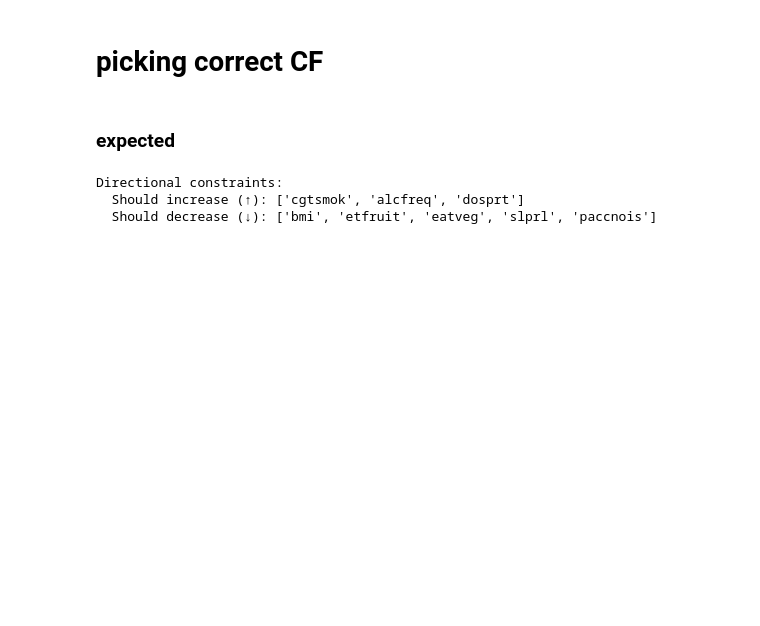
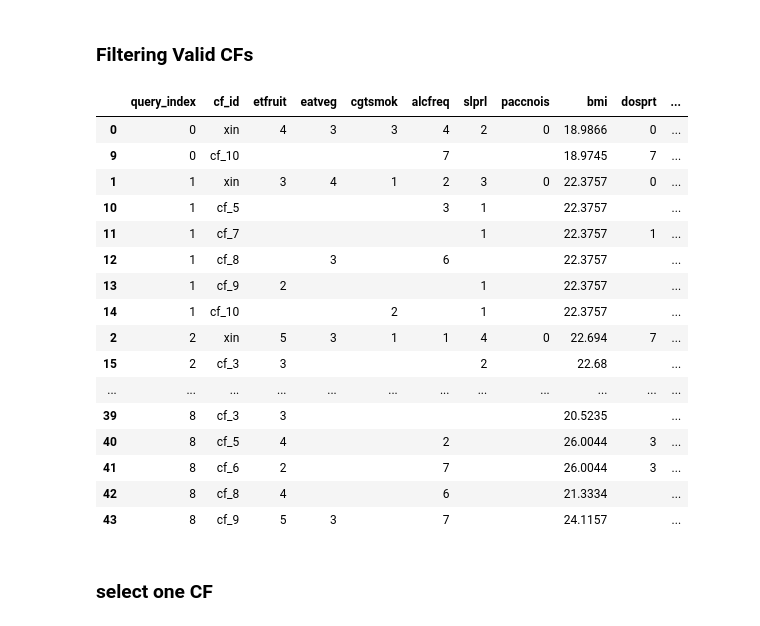
Before and after one commit to Dyretna/cf_bench, a Jupyter notebook: notebooks/counterfactual_tests/base_vs_thresholds/base_rf_highthres.ipynb, the cells around one changed output. Cells and saved outputs as stored; diff of their text form; code cells hidden in the pictures; blank space fills up the shorter version.

```diff
--- a/notebooks/counterfactual_tests/base_vs_thresholds/base_rf_highthres.ipynb
+++ b/notebooks/counterfactual_tests/base_vs_thresholds/base_rf_highthres.ipynb
@@ -233,0 +22,2 @@ batch_cfcheck_df
+# %%
+batch_data = CF_OUTPUTS / "base_vs_thresholds" / "base_rf_highthres_2026-05-06" / "annotated.csv"
@@ -233,0 +32,19 @@ batch_cfcheck_df
+# %%
+# Load CSV
+batch_df = pd.read_csv(batch_data)
+# %%
+# Feature columns
+feature_cols = ["etfruit", "eatveg", "cgtsmok", "alcfreq", "slprl", "paccnois", "bmi", "dosprt"]
+
+# dtypes
+int_columns = ["etfruit", "eatveg", "cgtsmok", "alcfreq", "slprl", "paccnois", "dosprt", "hltprhc", "Nchanged"]
+float_columns = ["bmi", "gower_distance", "risk_before", "predicted_risk_after", "cf_gen_time_sec"]
+
+
+# Convert and fill NaN with empty strings
+batch_df[int_columns] = batch_df[int_columns].astype("Int64").astype("string").fillna("")
+batch_df[float_columns] = batch_df[float_columns].round(4).astype("string").fillna("")
+batch_df["valid"] = batch_df["valid"].astype("string").fillna("")
+# %%
+batch_df = batch_df.drop(columns=["hltprhc", "target_risk"])
+batch_df["cf_id"] = batch_df["cf_id"].replace({"original": "xin"})
@@ -234,20 +73,27 @@ batch_cfcheck_df
+# %% [markdown]
+### Filtering Valid CFs
+# %%
+from cf_bench.utils import filter_valid_cfs
+
+batch_df = filter_valid_cfs(batch_df)
+batch_df
+# %% [output]
+|  | query_index | cf_id | etfruit | eatveg | cgtsmok | alcfreq | slprl | paccnois | bmi | dosprt | ... |
+| 0 | 0 | xin | 4 | 3 | 3 | 4 | 2 | 0 | 18.9866 | 0 | ... |
+| 9 | 0 | cf_10 |  |  |  | 7 |  |  | 18.9745 | 7 | ... |
+| 1 | 1 | xin | 3 | 4 | 1 | 2 | 3 | 0 | 22.3757 | 0 | ... |
+| 10 | 1 | cf_5 |  |  |  | 3 | 1 |  | 22.3757 |  | ... |
+| 11 | 1 | cf_7 |  |  |  |  | 1 |  | 22.3757 | 1 | ... |
+| 12 | 1 | cf_8 |  | 3 |  | 6 |  |  | 22.3757 |  | ... |
+| 13 | 1 | cf_9 | 2 |  |  |  | 1 |  | 22.3757 |  | ... |
+| 14 | 1 | cf_10 |  |  | 2 |  | 1 |  | 22.3757 |  | ... |
+| 2 | 2 | xin | 5 | 3 | 1 | 1 | 4 | 0 | 22.694 | 7 | ... |
+| 15 | 2 | cf_3 | 3 |  |  |  | 2 |  | 22.68 |  | ... |
+| ... | ... | ... | ... | ... | ... | ... | ... | ... | ... | ... | ... |
+| 39 | 8 | cf_3 | 3 |  |  |  |  |  | 20.5235 |  | ... |
+| 40 | 8 | cf_5 | 4 |  |  | 2 |  |  | 26.0044 | 3 | ... |
+| 41 | 8 | cf_6 | 2 |  |  | 7 |  |  | 26.0044 | 3 | ... |
+| 42 | 8 | cf_8 | 4 |  |  | 6 |  |  | 21.3334 |  | ... |
+| 43 | 8 | cf_9 | 5 | 3 |  | 7 |  |  | 24.1157 |  | ... |
 # %% [markdown]
-# picking correct CF
+### select one CF
-# %% [markdown]
-### expected
-# %%
-# Check directional constraints directly
-# These features should only improve (increase) or stay the same
-SHOULD_INCREASE = ["cgtsmok", "alcfreq", "dosprt"]
-
-# These features should only improve (decrease) or stay the same
-SHOULD_DECREASE = ["bmi", "etfruit", "eatveg", "slprl", "paccnois"]
-
-
-print("Directional constraints:")
-print(f"  Should increase (↑): {SHOULD_INCREASE}")
-print(f"  Should decrease (↓): {SHOULD_DECREASE}")
-# %% [output]
-Directional constraints:
-  Should increase (↑): ['cgtsmok', 'alcfreq', 'dosprt']
-  Should decrease (↓): ['bmi', 'etfruit', 'eatveg', 'slprl', 'paccnois']
```
Also changed, not shown: parts of 27 cells of this notebook, 34 other files.
